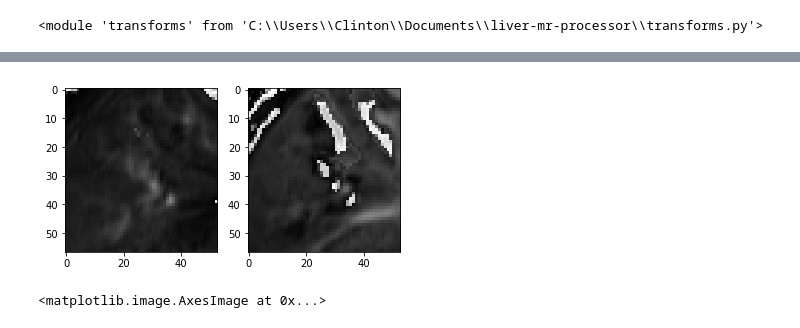
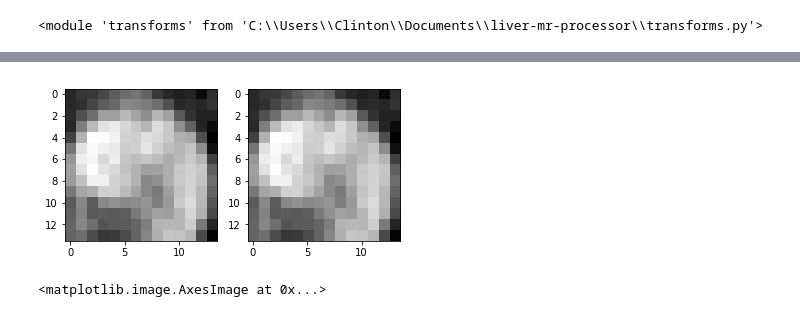
Before and after one commit to clintonjwang/cancer-staging, a Jupyter notebook: data-retrieval.ipynb, the cells around one changed output, grey strips where cells are left out. Saved outputs shown, nothing was run; the diff lists cells and outputs as text; code cells hidden in the pictures.

```diff
--- a/data-retrieval.ipynb
+++ b/data-retrieval.ipynb
@@ -132,7 +132,7 @@ if not os.path.exists(img_dir):
 print("Loading DCMs...")
 mrns = list(set(df['Patient E Number'].dropna().astype(str).tolist()))
 s = time.time()
-target_dims = [1.5,1.5,4]
+target_dims = [1.5, 1.5, 4]
 rescale_time = 0
 load_time = 0
 reg_time = 0
@@ -142,16 +142,16 @@ for cnt, mrn in enumerate(mrns):
 
     t_load = time.time()
     art[mrn], cur_dims = hf.dcm_load(subdir+r"\T1_AP")
-    pre[mrn], _ = hf.dcm_load(subdir+r"\T1_BL")
-    ven[mrn], _ = hf.dcm_load(subdir+r"\T1_VP")
+    #pre[mrn], _ = hf.dcm_load(subdir+r"\T1_BL")
+    #ven[mrn], _ = hf.dcm_load(subdir+r"\T1_VP")
 
-    ven[mrn] = ven[mrn] - art[mrn]
-    art[mrn] = art[mrn] - pre[mrn]
+    #ven[mrn] = ven[mrn] - art[mrn]
+    #art[mrn] = art[mrn] - pre[mrn]
 
-    art[mrn] = normalize(art[mrn])
-    ven[mrn] = normalize(ven[mrn])
+    #art[mrn] = normalize(art[mrn])
+    #ven[mrn] = normalize(ven[mrn])
 
-    t2[mrn] = ven[mrn]
+    t2[mrn] = art[mrn]#pre[mrn]
 
     #equ[mrn] = hf.dcm_load(subdir+r"\T1_EQ")
     #t2[mrn], _ = hf.dcm_load(subdir+r"\T2")
@@ -161,7 +161,7 @@ for cnt, mrn in enumerate(mrns):
 
     t_reg = time.time()
     t2[mrn], reg_scale, field[mrn] = reg_imgs(moving=t2[mrn], fixed=art[mrn], params=params, rescale_only=True)
-    t2[mrn] = t2[mrn] * 255/np.amax(t2[mrn])
+    #t2[mrn] = t2[mrn] * 255/np.amax(t2[mrn])
     t2[mrn] = normalize(t2[mrn])
     reg_time += time.time() - t_reg
 
@@ -257,12 +269,12 @@ def plot_section_mrn(mrn,x,y,z, pad=30):
     plt.subplot(212)
     plt.imshow(np.transpose(t2[mrn][x[0]-pad:x[1]+pad, y[1]+pad:y[0]-pad:-1, (z[0]+z[1])//2], (1,0)), cmap='gray')
 # %%
-img_fn = "12905568.npy"
+img_fn = "13010227.npy"
 img = np.load("full_imgs\\"+img_fn)
 # %%
-plot_section(img, voi_df[voi_df["Filename"] == img_fn].iloc[0], pad=20)
+plot_section(img, voi_df[voi_df["Filename"] == img_fn].iloc[0], pad=0)
 # %% [output]
-[figure, old version]
+[figure, new version]
 # %%
 img,_ = hf.dcm_load(subdir+r"\T1_AP")
 # %%
```
Also changed, not shown: parts of 1 cell of this notebook, 2 other files.
